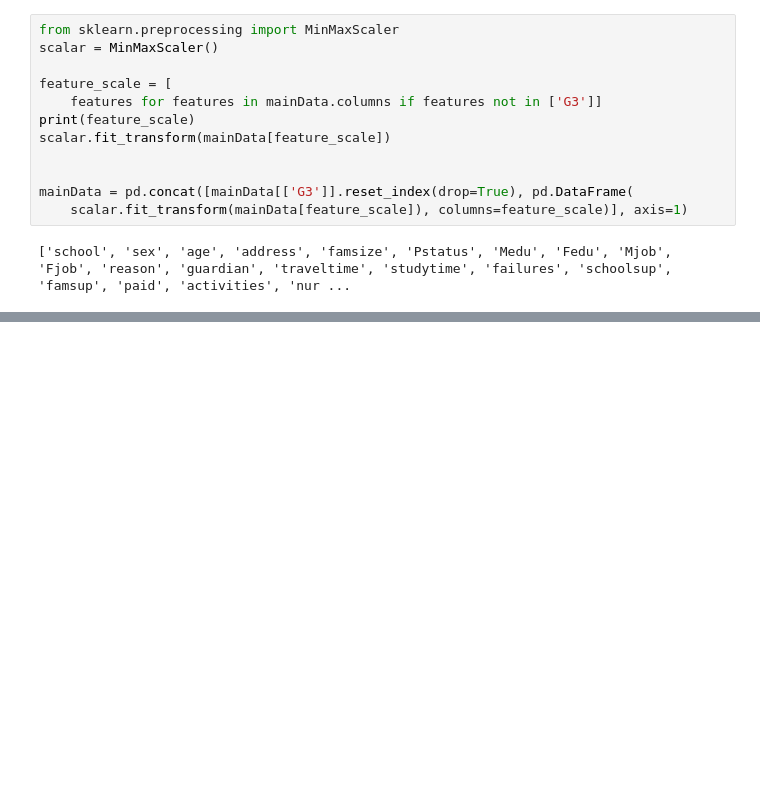
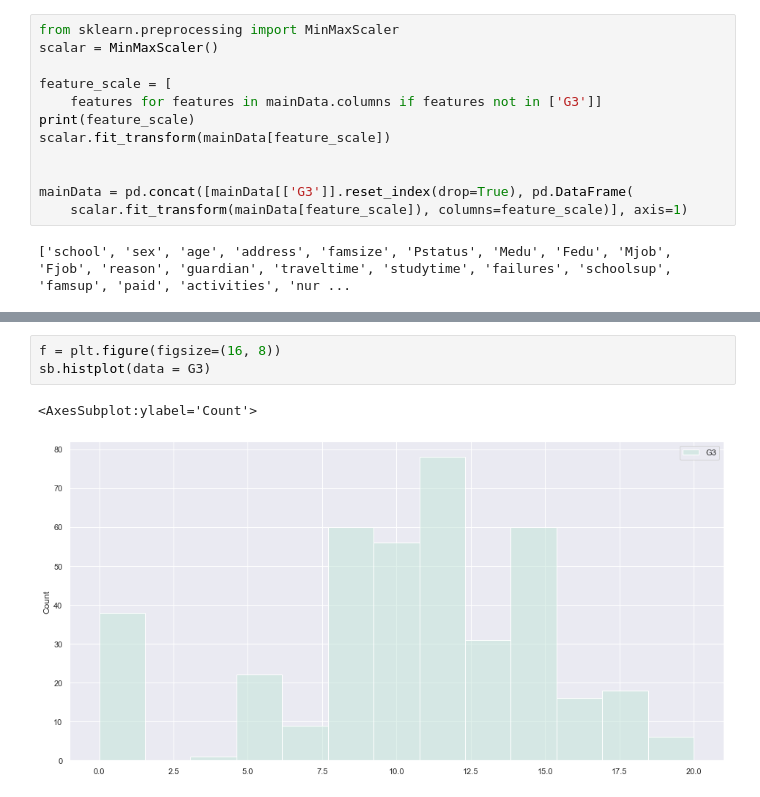
Before and after one commit to Heng-Zi-Hui/DSAI-Mini-Project, a Jupyter notebook: DSAI_Project/MainProject - AMtry-Copy1.ipynb, the cells around one changed output, grey strips where cells are left out. Drawn from its saved outputs; the diff is of its cells as text; blank space fills up the shorter version.

```diff
--- a/DSAI_Project/MainProject - AMtry-Copy1.ipynb
+++ b/DSAI_Project/MainProject - AMtry-Copy1.ipynb
@@ -333,0 +370,6 @@ mainData = pd.concat([mainData[['G3']].reset_index(drop=True), pd.DataFrame(
+# %%
+f = plt.figure(figsize=(16, 8))
+sb.histplot(data = G3)
+# %% [output]
+<AxesSubplot:ylabel='Count'>
+[figure, added]
```
Also changed, not shown: parts of 53 cells of this notebook.
